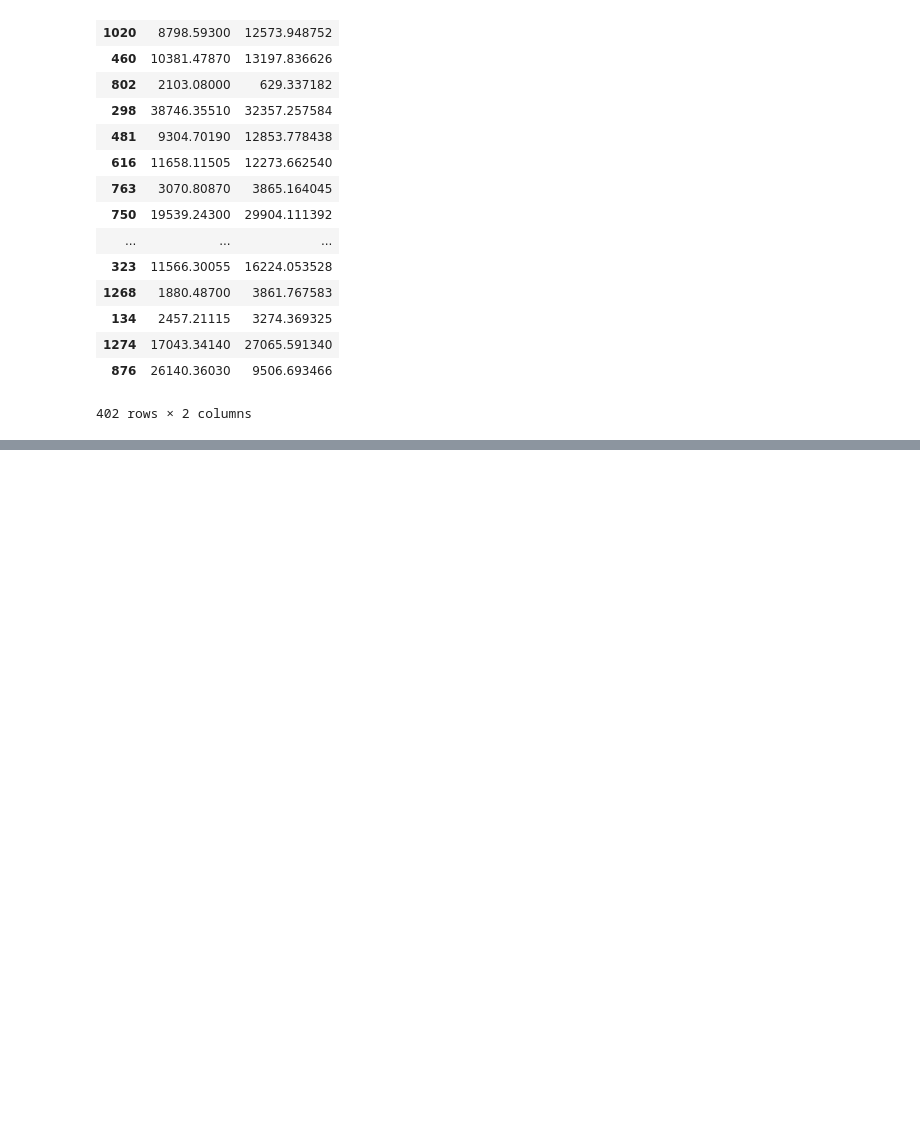
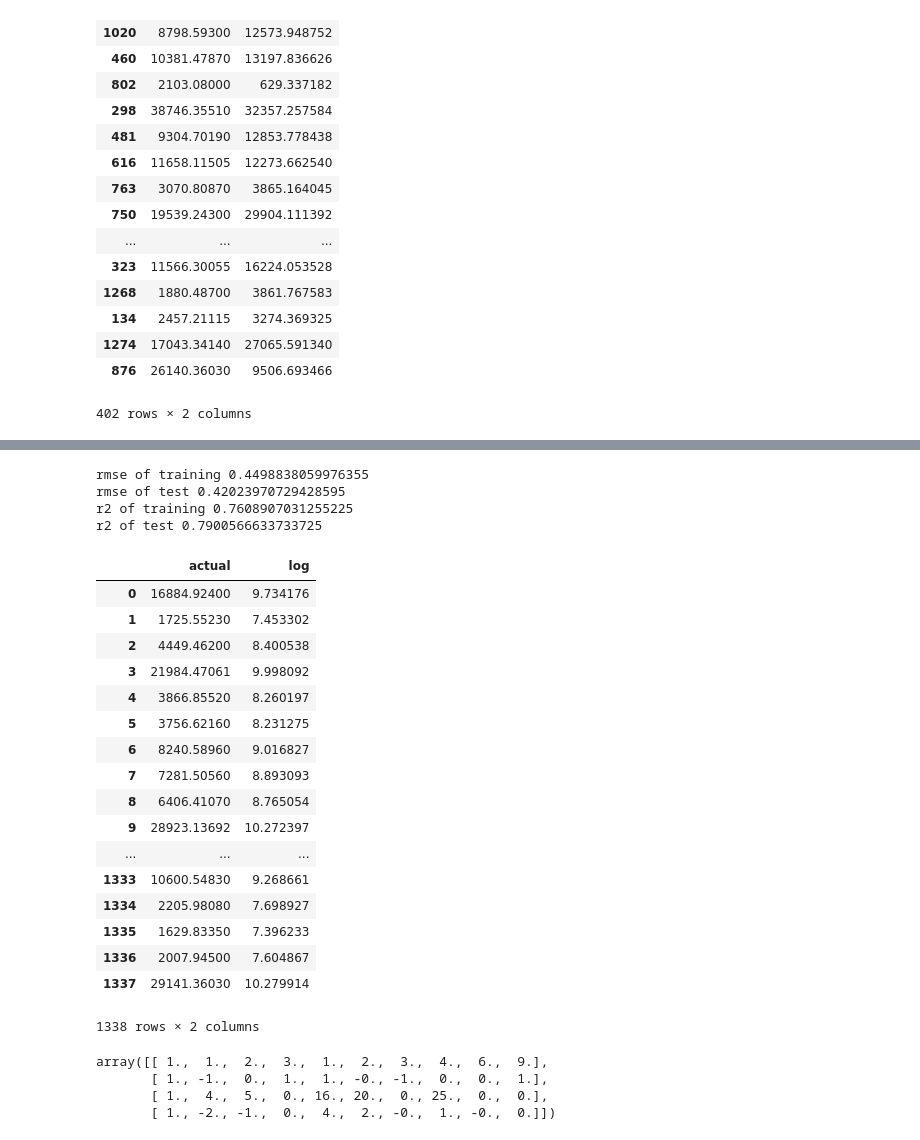
Before and after one commit to abulbasar/machine-learning, a Jupyter notebook: demos/Day 2 - insurance prediction.ipynb, the cells around one changed output, grey strips where cells are left out. Cells and saved outputs as stored; diff of their text form; code cells hidden in the pictures; blank space fills up the shorter version.

```diff
--- a/demos/Day 2 - insurance prediction.ipynb
+++ b/demos/Day 2 - insurance prediction.ipynb
@@ -249,0 +322,74 @@ pd.DataFrame(dict(actual = y_test, prediction = y_test_pred  ))
+# %%
+target = "charges"
+y = np.log(df[target])
+#y = df[target]
+X = df.drop(columns=[target])
+X["age_group"] = np.where(df.age>60, 1, 0)
+X["high_bmi"] = np.where(df.bmi>30, 1, 0)
+# One hot encoding
+X_dummy = pd.get_dummies(X, drop_first=True)
+X_train, X_test, y_train, y_test = model_selection\
+.train_test_split(X_dummy.values, y
+                , test_size = 0.3, random_state = 1)
+
+pipe = pipeline.Pipeline([
+    ("scaler", preprocessing.StandardScaler()),
+    ("est", linear_model.LinearRegression())
+])
+
+pipe.fit(X_train, y_train)
+
+y_train_pred = pipe.predict(X_train)
+y_test_pred = pipe.predict(X_test)
+
+rmse_test = metrics.mean_squared_error(y_test, y_test_pred) ** 0.5
+rmse_train = metrics.mean_squared_error(y_train, y_train_pred) ** 0.5
+
+r2_test = metrics.r2_score(y_test, y_test_pred)
+r2_train = metrics.r2_score(y_train, y_train_pred)
+
+print("rmse of training", rmse_train)
+print("rmse of test", rmse_test)
+print("r2 of training", r2_train)
+print("r2 of test", r2_test)
+# %% [output]
+rmse of training 0.4498838059976355
+rmse of test 0.42023970729428595
+r2 of training 0.7608907031255225
+r2 of test 0.7900566633733725
+# %%
+pd.DataFrame(dict(actual =df.charges, log =  np.log(df.charges)))
+# %% [output]
+|  | actual | log |
+| 0 | 16884.92400 | 9.734176 |
+| 1 | 1725.55230 | 7.453302 |
+| 2 | 4449.46200 | 8.400538 |
+| 3 | 21984.47061 | 9.998092 |
+| 4 | 3866.85520 | 8.260197 |
+| 5 | 3756.62160 | 8.231275 |
+| 6 | 8240.58960 | 9.016827 |
+| 7 | 7281.50560 | 8.893093 |
+| 8 | 6406.41070 | 8.765054 |
+| 9 | 28923.13692 | 10.272397 |
+| ... | ... | ... |
+| 1333 | 10600.54830 | 9.268661 |
+| 1334 | 2205.98080 | 7.698927 |
+| 1335 | 1629.83350 | 7.396233 |
+| 1336 | 2007.94500 | 7.604867 |
+| 1337 | 29141.36030 | 10.279914 |
+1338 rows × 2 columns
+# %%
+poly = preprocessing.PolynomialFeatures(degree=2)
+a = np.array([
+    [1, 2, 3],
+    [-1, 0, 1],
+    [4, 5, 0],
+    [-2, -1, 0]
+])
+
+poly.fit_transform(a)
+# %% [output]
+array([[ 1.,  1.,  2.,  3.,  1.,  2.,  3.,  4.,  6.,  9.],
+       [ 1., -1.,  0.,  1.,  1., -0., -1.,  0.,  0.,  1.],
+       [ 1.,  4.,  5.,  0., 16., 20.,  0., 25.,  0.,  0.],
+       [ 1., -2., -1.,  0.,  4.,  2., -0.,  1., -0.,  0.]])
```
Also changed, not shown: parts of 17 cells of this notebook, 3 other files.
